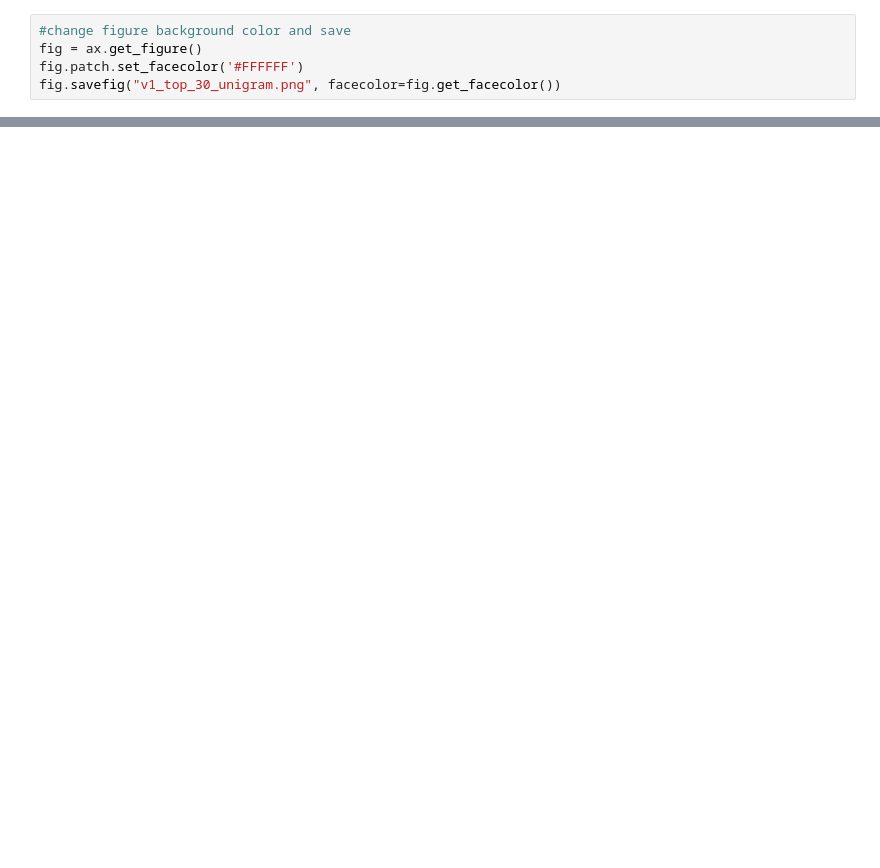
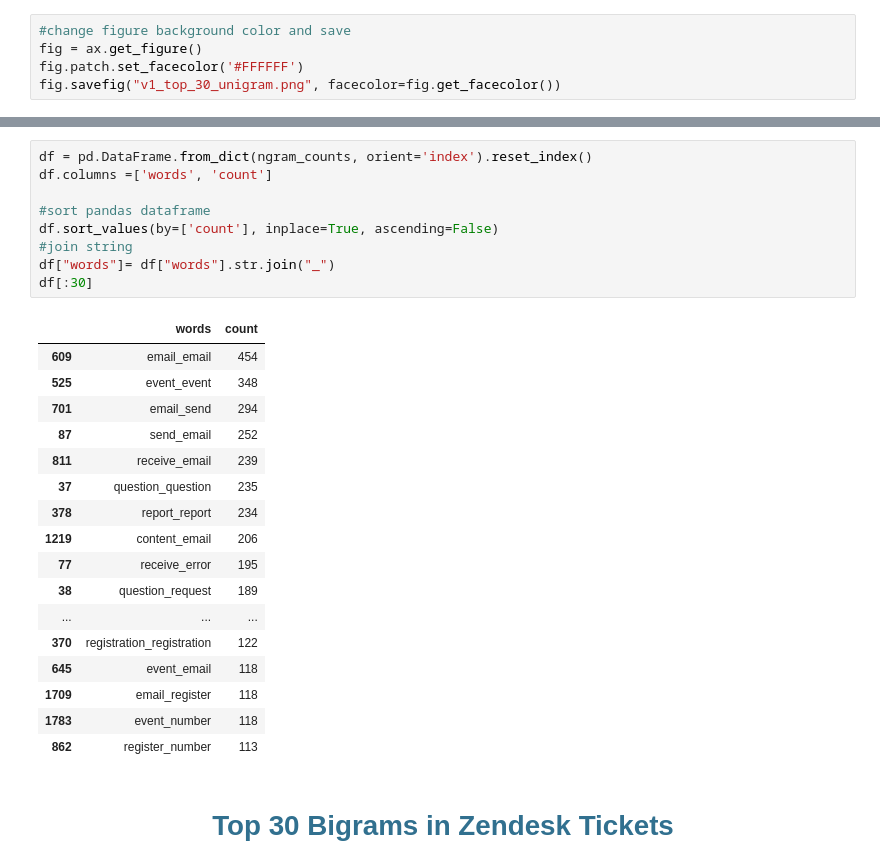
Before and after one commit to smstaneva/zendesk_tag_cloud, a Jupyter notebook: word_cloud.ipynb, the cells around one changed output, grey strips where cells are left out. Saved outputs shown, nothing was run; the diff lists cells and outputs as text; blank space fills up the shorter version.

```diff
--- a/word_cloud.ipynb
+++ b/word_cloud.ipynb
@@ -779,0 +625,29 @@ pyLDAvis.save_html(p, 'lda.html')
+# %%
+df = pd.DataFrame.from_dict(ngram_counts, orient='index').reset_index()
+df.columns =['words', 'count']
+
+#sort pandas dataframe
+df.sort_values(by=['count'], inplace=True, ascending=False)
+#join string
+df["words"]= df["words"].str.join("_")
+df[:30]
+# %% [output]
+|  | words | count |
+| 609 | email_email | 454 |
+| 525 | event_event | 348 |
+| 701 | email_send | 294 |
+| 87 | send_email | 252 |
+| 811 | receive_email | 239 |
+| 37 | question_question | 235 |
+| 378 | report_report | 234 |
+| 1219 | content_email | 206 |
+| 77 | receive_error | 195 |
+| 38 | question_request | 189 |
+| ... | ... | ... |
+| 370 | registration_registration | 122 |
+| 645 | event_email | 118 |
+| 1709 | email_register | 118 |
+| 1783 | event_number | 118 |
+| 862 | register_number | 113 |
+# %% [markdown]
+# <font color='#31708f'><center>Top 30 Bigrams in Zendesk Tickets<a class="anchor" id="third-bullet"></a></center></font>
```
Also changed, not shown: parts of 89 cells of this notebook.
